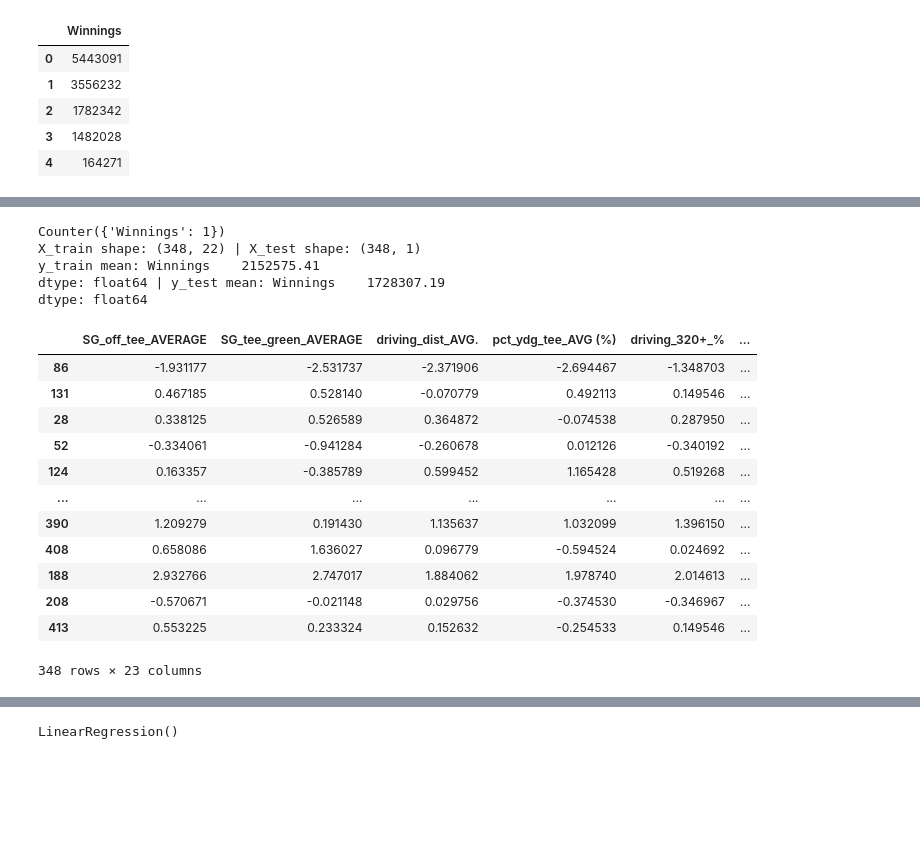
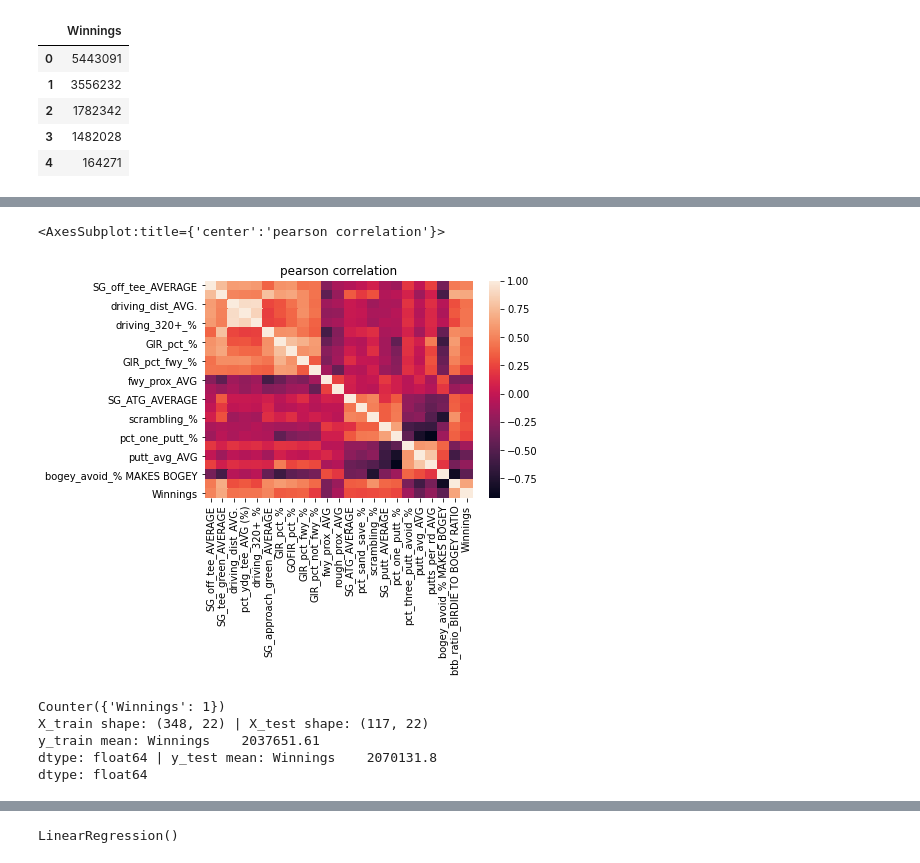
Before and after one commit to joelapsansky/red-team, a Jupyter notebook: supervised_learning.ipynb, the cells around one changed output, grey strips where cells are left out. Drawn from its saved outputs; the diff is of its cells as text; code cells hidden in the pictures; blank space fills up the shorter version.

```diff
--- a/supervised_learning.ipynb
+++ b/supervised_learning.ipynb
@@ -115,12 +98,21 @@ X.describe()
+# %%
+# Show correlation matrix
+# Learned about pearson method from towarddatascience
+c_matrix = pga_df.corr(method="pearson")
+plt.title("pearson correlation")
+sns.heatmap(c_matrix)
+# %% [output]
+<AxesSubplot:title={'center':'pearson correlation'}>
+[figure, added]
 # %%
 # Split Data into testing and training
 X_train, X_test, y_train, y_test = train_test_split(X, y)
 print(Counter(y_train))
-print("X_train shape:", X_train.shape, "| X_test shape:", y_train.shape)
+print("X_train shape:", X_train.shape, "| X_test shape:", X_test.shape)
 print("y_train mean:", round(np.mean(y_train),2), "| y_test mean:", round(np.mean(y_test),2))
 # %% [output]
 Counter({'Winnings': 1})
-X_train shape: (348, 22) | X_test shape: (348, 1)
-y_train mean: Winnings    2152575.41
-dtype: float64 | y_test mean: Winnings    1728307.19
+X_train shape: (348, 22) | X_test shape: (117, 22)
+y_train mean: Winnings    2037651.61
+dtype: float64 | y_test mean: Winnings    2070131.8
 dtype: float64
@@ -138,18 +118,0 @@ df_scaled_y = pd.DataFrame(y, columns=y_train.columns, index=y_train.index)
-# %%
-# Make scaled df
-df_scaled = df_scaled_X.join(df_scaled_y)
-df_scaled
-# %% [output]
-|  | SG_off_tee_AVERAGE | SG_tee_green_AVERAGE | driving_dist_AVG. | pct_ydg_tee_AVG (%) | driving_320+_% | ... |
-| 86 | -1.931177 | -2.531737 | -2.371906 | -2.694467 | -1.348703 | ... |
-| 131 | 0.467185 | 0.528140 | -0.070779 | 0.492113 | 0.149546 | ... |
-| 28 | 0.338125 | 0.526589 | 0.364872 | -0.074538 | 0.287950 | ... |
-| 52 | -0.334061 | -0.941284 | -0.260678 | 0.012126 | -0.340192 | ... |
-| 124 | 0.163357 | -0.385789 | 0.599452 | 1.165428 | 0.519268 | ... |
-| ... | ... | ... | ... | ... | ... | ... |
-| 390 | 1.209279 | 0.191430 | 1.135637 | 1.032099 | 1.396150 | ... |
-| 408 | 0.658086 | 1.636027 | 0.096779 | -0.594524 | 0.024692 | ... |
-| 188 | 2.932766 | 2.747017 | 1.884062 | 1.978740 | 2.014613 | ... |
-| 208 | -0.570671 | -0.021148 | 0.029756 | -0.374530 | -0.346967 | ... |
-| 413 | 0.553225 | 0.233324 | 0.152632 | -0.254533 | 0.149546 | ... |
-348 rows × 23 columns
```
Also changed, not shown: parts of 13 cells of this notebook.
